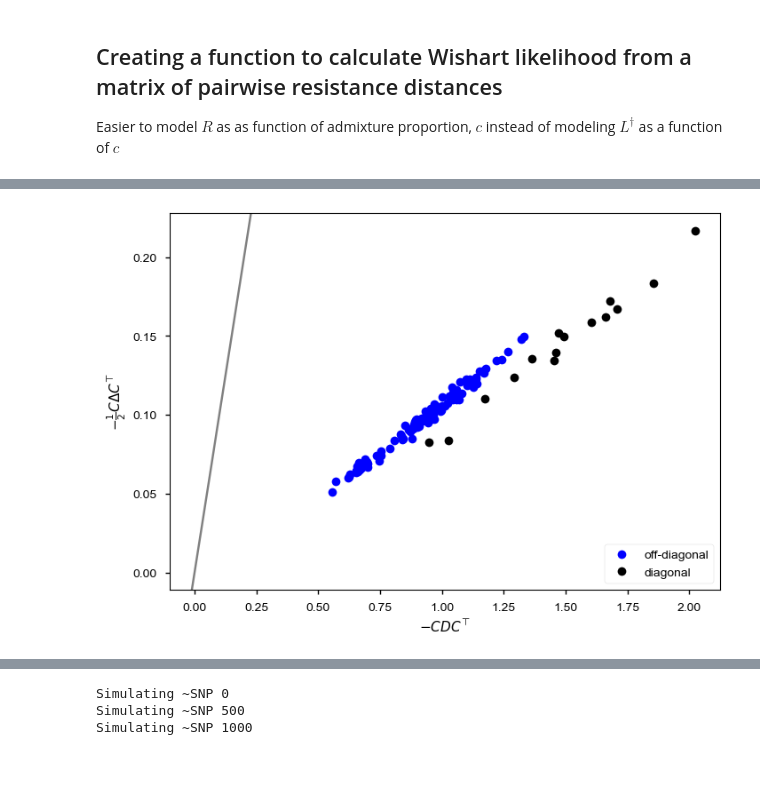
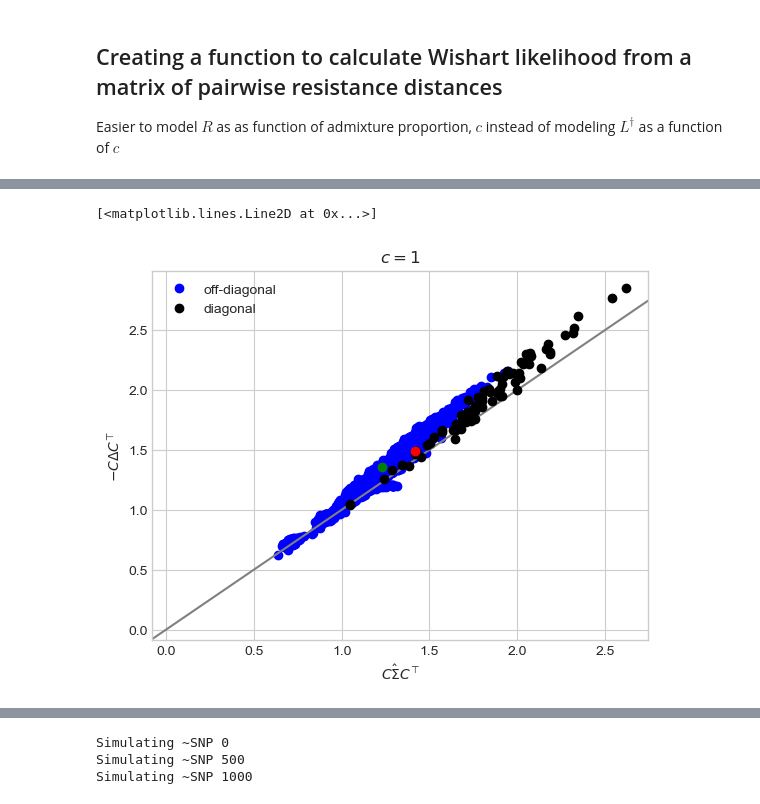
Before and after one commit to NovembreLab/feems, a Jupyter notebook: docs/notebooks/est-long-range.ipynb, the cells around one changed output, grey strips where cells are left out. Cells and saved outputs as stored; diff of their text form; code cells hidden in the pictures; blank space fills up the shorter version.

Commit message:
modeling edges with c (visually working but not numerically) + creating labels for AEA pops

```diff
--- a/docs/notebooks/est-long-range.ipynb
+++ b/docs/notebooks/est-long-range.ipynb
@@ -178,47 +186,51 @@ plt.plot(JtDobsJ[np.tril_indices(16)],Dstar[np.tril_indices(16)],'ko',alpha=0.4)
 # %%
 # J = np.zeros((np.sum(sp_graph.n_samples_per_obs_node_permuted),sp_graph.n_observed_nodes))
 # cnt = 0
 # for o in range(sp_graph.n_observed_nodes):
 #     J[cnt:(cnt+sp_graph.n_samples_per_obs_node_permuted[o]+1),o] = 1
 #     cnt += sp_graph.n_samples_per_obs_node_permuted[o]
 
 # C = np.vstack((-np.ones(sp_graph.n_observed_nodes-1),np.eye(sp_graph.n_observed_nodes-1))).T
 
 # Pairs = sp_graph.n_samples_per_obs_node_permuted.reshape(-1,1,) @ sp_graph.n_samples_per_obs_node_permuted.reshape(1,-1) - np.diag(sp_graph.n_samples_per_obs_node_permuted)
-# Dstar = squareform(pdist(J.T@gen_test_1e,"sqeuclidean"))/1500/Pairs#J.T@(squareform(pdist(gen_test_1e,"sqeuclidean"))/gen_test_1e.shape[1])@J/Pairs
-Dstar = squareform(pdist(sp_graph.frequencies,'sqeuclidean'))/1500
-# np.linalg.eigvals(-C @ Dstar @ C.T)
-# plt.imshow(obj.Linv); plt.colorbar()
-# Linv = np.linalg.solve(obj.L_double_inv,np.eye(sp_graph.n_observed_nodes))
-# Lmat = np.zeros_like(Linv); qmat = np.zeros_like(Linv)
-# for i in range(Linv.shape[0]):
-#     for j in range(i+1,Linv.shape[0]):
-#         Lmat[i,j] = Linv[i,i] + Linv[j,j]
-#         Lmat[j,i] = Lmat[i,j]
-# qmat =  0.5 * sp_graph.q.reshape(-1,1) @ np.ones(len(sp_graph.q)).reshape(1,-1) + 0.5 * np.ones(len(sp_graph.q)).reshape(-1,1) @ sp_graph.q.reshape(1,-1) - np.diag(sp_graph.q)
-Linv = obj.Linv; resmat = np.zeros_like(Linv)
-for i in range(Linv.shape[0]):
-    for j in range(i,Linv.shape[0]):
-        resmat[i,j] = 0.25*(-2*Linv[i,j]) # + Linv[i,i] + Linv[j,j] + 0.5*(sp_graph.q[i] + sp_graph.q[j])
-        resmat[j,i] = resmat[i,j]
+# Dstar = squareform(pdist(J.T@sp_graph.genotypes,"sqeuclidean"))/1500/Pairs#J.T@(squareform(pdist(gen_test_1e,"sqeuclidean"))/gen_test_1e.shape[1])@J/Pairs
+# Dstar = squareform(pdist(sp_graph.frequencies*np.sqrt(sp_graph.mu*(1-sp_graph.mu)),"sqeuclidean"))/1500 ## this does not give us good results (needs to be 'scaled' by SNP factor)
+# Dstar = squareform(pdist(sp_graph.frequencies,"sqeuclidean"))/1500
+# resmat = -2*obj.Linv- np.reshape(1/sp_graph.q,(1,-1)).T @ np.ones((sp_graph.n_observed_nodes,1)).T - np.ones((sp_graph.n_observed_nodes,1)) @ np.reshape(1/sp_graph.q,(1,-1)) #np.zeros_like(obj.Linv)
+# resmat = -2*obj.Linv-2*np.diag(1/sp_graph.q)
+# resmat = resmat - np.diag(resmat)
+# for i in range(obj.Linv.shape[0]):
+#     for j in range(i,obj.Linv.shape[0]):
+#         resmat[i,j] = -2*obj.Linv[i,j] + Linv[i,i] + Linv[j,j] #+ sp_graph.q[i] + sp_graph.q[j]
+#         resmat[j,i] = resmat[i,j]
+#         if i==j:
+#             resmat[i,i] -= 2/sp_graph.q[i]
+Rmat = -2*obj.Linv + np.reshape(np.diag(obj.Linv),(1,-1)).T @ np.ones((sp_graph.n_observed_nodes,1)).T + np.ones((sp_graph.n_observed_nodes,1)) @ np.reshape(np.diag(obj.Linv),(1,-1))
+resmat = Rmat + np.reshape(1/sp_graph.q,(1,-1)).T @ np.ones((sp_graph.n_observed_nodes,1)).T +  np.ones((sp_graph.n_observed_nodes,1)) @ np.reshape(1/sp_graph.q,(1,-1)) - 2*np.diag(1/sp_graph.q)
+c = 1
+resmat[lrn[0][0],lrn[0][1]] = (0.5*c**2-1.5*c+1)*Rmat[lrn[0][0],lrn[0][1]] + (1+c)/sp_graph.q[lrn[0][0]] + (1-c)/sp_graph.q[lrn[0][1]]
+resmat[lrn[0][1],lrn[0][0]] = resmat[lrn[0][0],lrn[0][1]]
+for i in set(range(sp_graph.n_observed_nodes))-set([lrn[0][0],lrn[0][1]]):
+    resmat[i,lrn[0][1]] = (1-c)*(Rmat[i,lrn[0][1]]) + c*Rmat[i,lrn[0][0]] + 0.5*(c**2-c)*Rmat[lrn[0][0],lrn[0][1]] + 1/sp_graph.q[i] + (1-c)/sp_graph.q[lrn[0][1]] + c/sp_graph.q[lrn[0][0]]
+    resmat[lrn[0][1],i] = resmat[i,lrn[0][1]]
 # plt.imshow(-C@Dstar@C.T); plt.colorbar(); plt.title(r'$-CDC^\top$'); plt.show()
-# plt.imshow(-C@resmat@C.T,); plt.colorbar(); plt.title(r'$-C \Delta C^\top$')
-# print(sp.stats.linregress((-C@Dstar@C.T)[np.tril_indices(15,-1)],(-C@resmat@C.T)[np.tril_indices(15,-1)]))
-plt.plot((-C@Dstar@C.T)[np.tril_indices(15,-1)],(-0.5*C@(resmat)@C.T)[np.tril_indices(15,-1)],'bo',label='off-diagonal'); plt.xlabel(r'$-CDC^\top$'); plt.ylabel(r'$-\frac{1}{2}C\Delta C^\top$'); plt.axline((0,0),slope=1,color='grey')
-plt.plot(np.diag(-C@Dstar@C.T),np.diag(-0.5*C@(resmat)@C.T),'ko',label='diagonal'); plt.legend();
+# plt.imshow(-0.5*resmat,); plt.colorbar(); plt.title(r'$\Delta $')
+# np.diag(C@resmat@C.T), sp_graph.q
+
+# print(sp.stats.linregress(np.ravel(2*C@sp_graph.S@C.T),np.ravel(-C@resmat@C.T)))
+plt.plot((2*C@sp_graph.S@C.T)[np.tril_indices(sp_graph.n_observed_nodes-1,-1)],(-C@resmat@C.T)[np.tril_indices(sp_graph.n_observed_nodes-1,-1)],'bo',label='off-diagonal'); plt.xlabel(r'$C\hat \Sigma C^\top$'); plt.ylabel(r'$-C\Delta C^\top$'); plt.axline((0.05,0.05),slope=1,color='grey')
+plt.plot(np.diag(2*C@sp_graph.S@C.T),np.diag(-C@resmat@C.T),'ko',label='diagonal'); plt.legend(); plt.title(r'$c={}$'.format(c)); #plt.show()
+plt.plot((2*C@sp_graph.S@C.T)[55,55],(-C@resmat@C.T)[55,55],'ro',); plt.plot((2*C@sp_graph.S@C.T)[22,55],(-C@resmat@C.T)[22,55],'go',)
+
+# print(sp.stats.linregress(np.ravel(C@Dstar@C.T),np.ravel(C@resmat@C.T)))
+# plt.plot((-C@Dstar@C.T)[np.tril_indices(sp_graph.n_observed_nodes-1,-1)],(-C@resmat@C.T)[np.tril_indices(sp_graph.n_observed_nodes-1,-1)],'bo',label='off-diagonal'); plt.xlabel(r'$-C D C^\top$'); plt.ylabel(r'$-C\Delta C^\top$'); plt.axline((0,0),slope=1,color='grey');
+# plt.plot(np.diag(-C@Dstar@C.T),np.diag(-C@resmat@C.T),'ko',label='diagonal'); plt.legend(); plt.show()
+
 # np.diag(-C@Dstar@C.T), np.diag(-C@(resmat-np.diag(sp_graph.q))@C.T)
 # plt.plot((-C@Dstar@C.T)[np.tril_indices(15,-1)],(-0.1*C@(resmat-np.diag(sp_graph.q))@C.T)[np.tril_indices(15,-1)],'bo',label='off-diagonal'); plt.xlabel(r'$-CDC^\top$'); plt.ylabel(r'$-\frac{\sigma^2}{\nu}C\Delta C^\top$'); plt.legend(); plt.axline((0,0),slope=1,color='grey')
 # np.diag(sp_graph.S), sp_graph.q
-# plt.plot(np.diag(C@sp_graph.S@C.T),np.diag(C@np.linalg.inv(obj.inv_cov)@C.T),'kx',label='diagonal'); plt.plot((C@sp_graph.S@C.T)[np.tril_indices(15,-1)],(C@np.linalg.inv(obj.inv_cov)@C.T)[np.tril_indices(15,-1)],'bo',label='off-diagonal'); plt.xlabel(r'$C\hat \Sigma C^\top$'); plt.ylabel(r'$C X_{cov} C^\top$'); plt.legend(); plt.axline((0.3,0.3),slope=1,color='grey')
-# print(sp.stats.linregress(sp_graph.S[np.tril_indices(16)],(Linv)[np.tril_indices(16)]))
-# print(sp.stats.linregress((C@sp_graph.S@C.T)[np.tril_indices(15,-1)],(-C@(resmat+np.diag(sp_graph.q))@C.T)[np.tril_indices(15,-1)]))
-# print(sp.stats.linregress((C@sp_graph.S@C.T)[np.tril_indices(15)],(-C@(resmat+np.diag(sp_graph.q))@C.T)[np.tril_indices(15)]))
-# print(sp.stats.linregress(sp_graph.S[np.tril_indices(16,)],-(resmat+np.diag(sp_graph.q))[np.tril_indices(16,)]))
-# print(sp.stats.linregress(Dstar[np.tril_indices(16,-1)],sp_graph.S[np.tril_indices(16,-1)]))
-# np.linalg.det(-C@(resmat)@C.T)
-# sp.stats.wishart.logpdf(C@sp_graph.S@C.T,120,-C@(resmat+np.diag(sp_graph.q))@C.T)
-# plt.scatter(np.diag(obj.X),np.diag(obj.inv_cov))
-# plt.plot(np.tril(Lmat),np.tril(qmat),'ko',alpha=0.4); plt.axline((0,0),slope=1,color='k'); plt.xlabel(r'$L^\dagger_{ii}+L^\dagger_{jj}$'); plt.ylabel(r'$\frac{1}{2}1q^T + \frac{1}{2}q1^T - diag(q)$');
-# plt.imshow(Lmat); plt.colorbar(); np.allclose(Lmat,Lmat.T)
+# print(sp.stats.linregress(np.ravel(-0.5*C@Dstar@C.T),np.ravel(C@np.linalg.inv(obj.inv_cov)@C.T)))
+# plt.plot((C@sp_graph.S@C.T)[np.tril_indices(79,-1)],(C@np.linalg.inv(obj.inv_cov)@C.T)[np.tril_indices(79,-1)],'bo',label='off-diagonal'); plt.plot(np.diag(C@sp_graph.S@C.T),np.diag(C@np.linalg.inv(obj.inv_cov)@C.T),'ko',label='diagonal'); plt.xlabel(r'$C\hat \Sigma C^\top$'); plt.ylabel(r'$C X_{cov} C^\top$'); plt.legend(); plt.axline((0,0),slope=1,color='grey'); plt.show()
 # %% [output]
+[<matplotlib.lines.Line2D at 0x...>]
-[figure, old version]
+[figure, new version]
```
Also changed, not shown: parts of 26 cells of this notebook, 5 other files.
